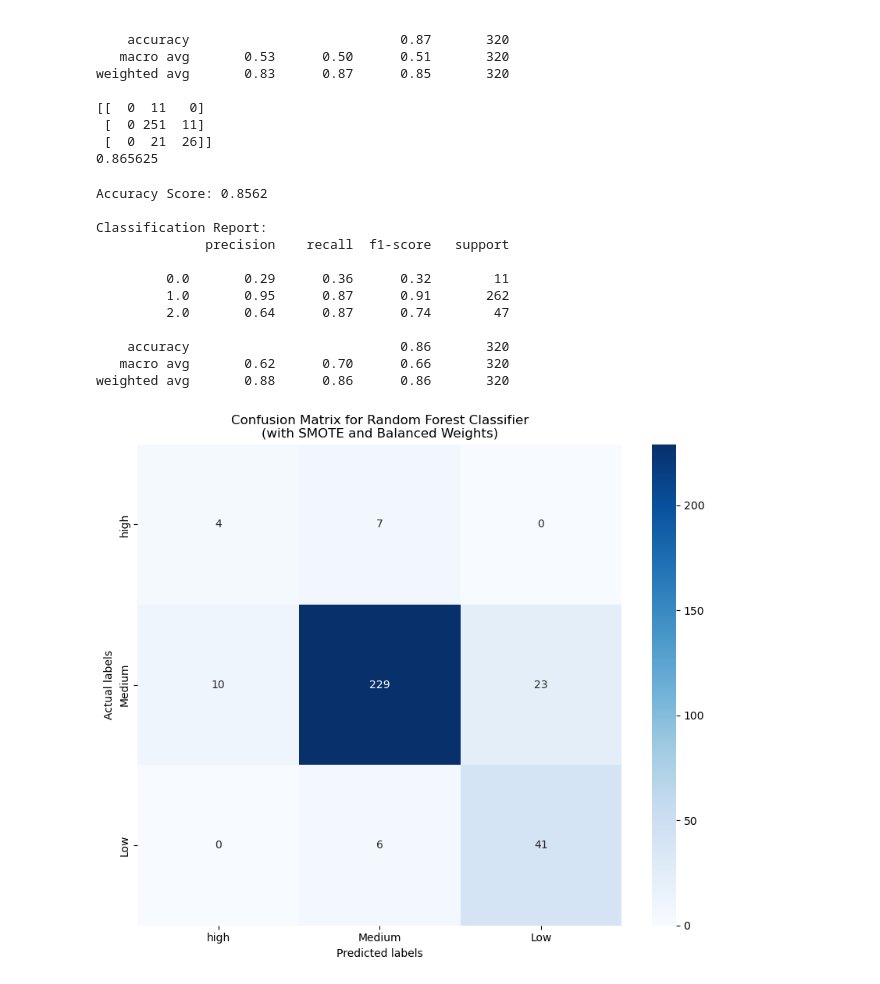
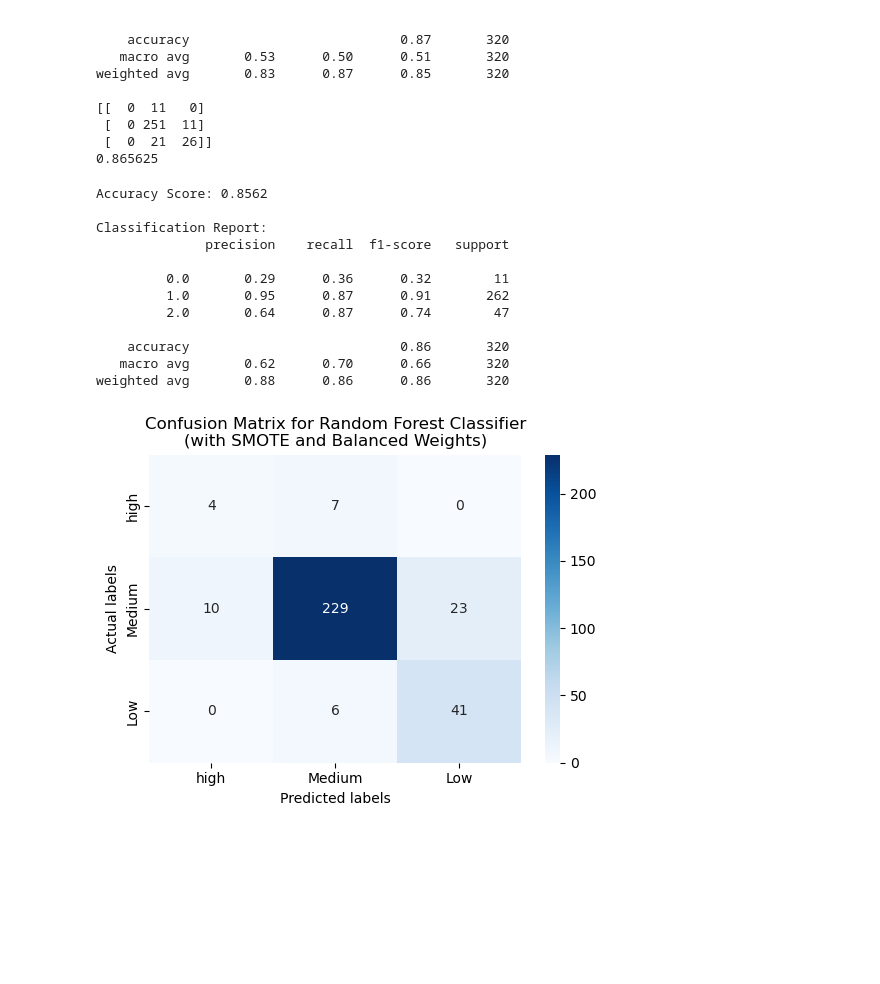
Before and after one commit to rakeshtparayil/Machine_Learning_Projects, a Jupyter notebook: Wine_Quality_Label_Red_Prediction.ipynb, the cells around one changed output. Cells and saved outputs as stored; diff of their text form; code cells hidden in the pictures; blank space fills up the shorter version.

Commit message:
improving the model

```diff
--- a/Wine_Quality_Label_Red_Prediction.ipynb
+++ b/Wine_Quality_Label_Red_Prediction.ipynb
@@ -110,0 +61,40 @@ Text(0.5, 1.0, 'Confusion Matrix for Random Forest Classifier')
+# %%
+# Import necessary libraries
+from sklearn.model_selection import train_test_split, GridSearchCV
+from sklearn.ensemble import RandomForestClassifier
+from sklearn.metrics import accuracy_score, classification_report, confusion_matrix
+import matplotlib.pyplot as plt
+import seaborn as sns
+
+# Prepare features and target
+X = redwine_copy.drop(['quality_label', 'quality_label_encoded'], axis=1)
+y = redwine_copy['quality_label_encoded']
+
+# Split data
+X_train, X_test, y_train, y_test = train_test_split(X, y, test_size=0.2, random_state=42)
+
+# Initialize and fit model
+rf_model = RandomForestClassifier(random_state=42)
+rf_model.fit(X_train, y_train)
+
+# Make predictions
+predictions = rf_model.predict(X_test)
+
+# Evaluate model
+print(f"Accuracy: {accuracy_score(y_test, predictions)}")
+print("\nClassification Report:")
+print(classification_report(y_test, predictions))
+
+# Create and visualize confusion matrix
+conf_matrix = confusion_matrix(y_test, predictions)
+plt.figure(figsize=(6, 4))
+sns.heatmap(conf_matrix,
+            annot=True,
+            fmt='d',
+            cmap='Blues',
+            xticklabels=['High', 'Medium', 'Low'],
+            yticklabels=['High', 'Medium', 'Low'])
+plt.xlabel('Predicted Labels')
+plt.ylabel('Actual Labels')
+plt.title('Confusion Matrix for Random Forest Classifier')
+plt.tight_layout()
@@ -167,32 +171,32 @@ print(f"Accuracy Score: {acc:.4f}")
 # Print detailed classification report
 print("\nClassification Report:")
 print(classification_report(y_test, preds))
 
 # Create and plot confusion matrix
 conf_matrix = confusion_matrix(y_test, preds)
 
-plt.figure(figsize=(10, 8))
+plt.figure(figsize=(6, 4))
 sns.heatmap(conf_matrix,
             annot=True,
             fmt='d',
             cmap='Blues',
             xticklabels=['high', 'Medium', 'Low'],
             yticklabels=['high', 'Medium', 'Low'])
 plt.xlabel('Predicted labels')
 plt.ylabel('Actual labels')
 plt.title('Confusion Matrix for Random Forest Classifier\n(with SMOTE and Balanced Weights)')
 plt.show()
 # %% [output]
 Accuracy Score: 0.8562
 
 Classification Report:
               precision    recall  f1-score   support
 
          0.0       0.29      0.36      0.32        11
          1.0       0.95      0.87      0.91       262
          2.0       0.64      0.87      0.74        47
 
     accuracy                           0.86       320
    macro avg       0.62      0.70      0.66       320
 weighted avg       0.88      0.86      0.86       320
-[figure, old version]
+[figure, new version]
```
Also changed, not shown: parts of 3 cells of this notebook.
